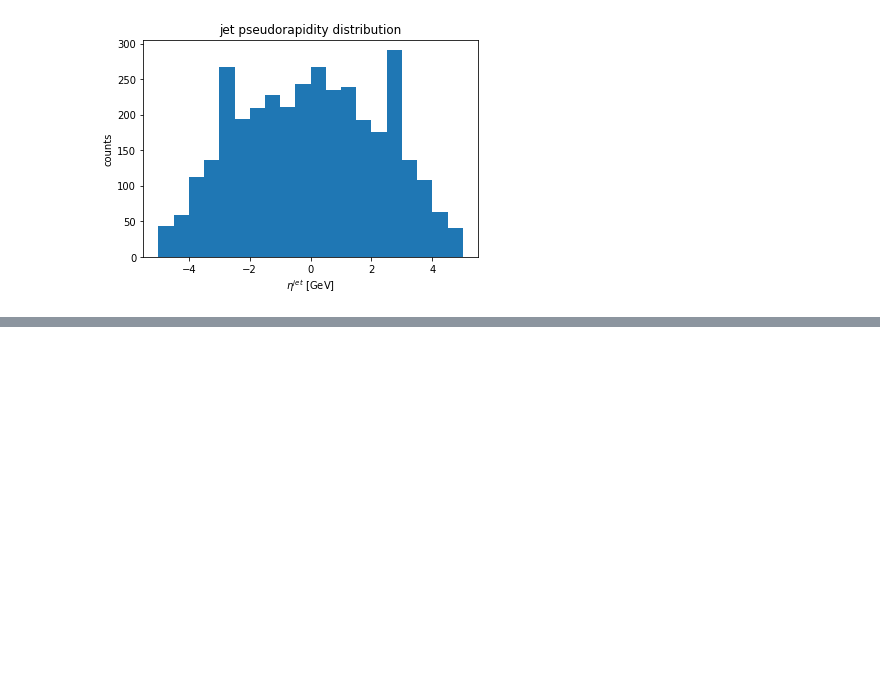
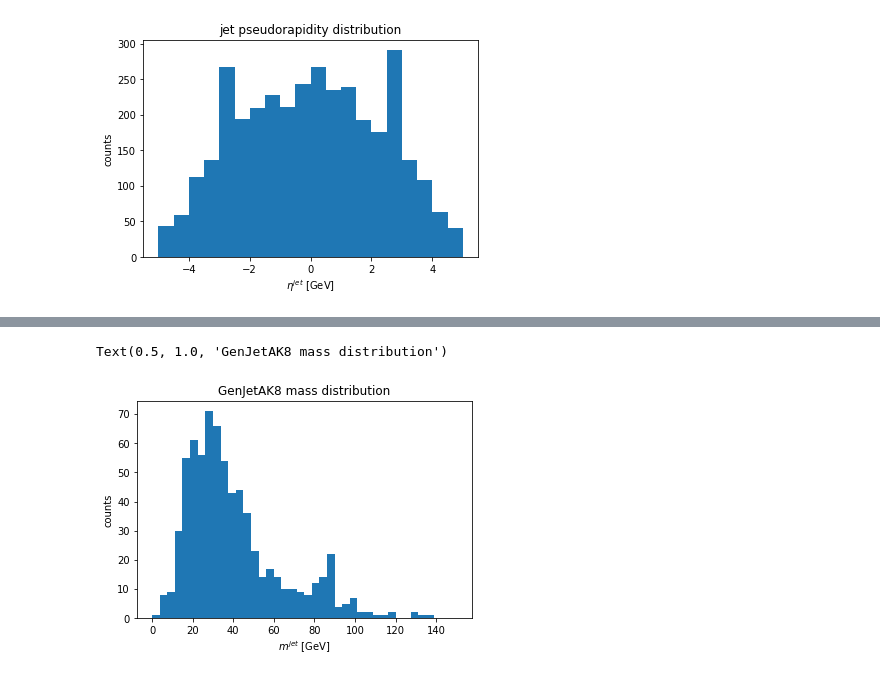
Before and after one commit to rdelliga/coffea, a Jupyter notebook: WPLEPWMHADjj_plot.ipynb, the cells around one changed output, grey strips where cells are left out. Saved outputs shown, nothing was run; the diff lists cells and outputs as text; code cells hidden in the pictures; blank space fills up the shorter version.

Commit message:
Various distributions plotted

```diff
--- a/WPLEPWMHADjj_plot.ipynb
+++ b/WPLEPWMHADjj_plot.ipynb
@@ -120,0 +121,12 @@ Text(0.5, 1.0, 'jet mass distribution')
+# %%
+#Take the GenJetAK8 mass and plot its histogram
+gjm = events.GenJetAK8.mass
+gjm_hist = plt.hist(ak.flatten(gjm), bins=40, range=[0,150], label="$m^{j}$ [GeV]")
+#previous line: you have to flatten the awkward array because its size is ambiguous due to variable-length arrays
+plt.xlabel("$m^{jet}$ [GeV]")
+plt.ylabel("counts")
+plt.title("GenJetAK8 mass distribution")
+#plt.legend()
+# %% [output]
+Text(0.5, 1.0, 'GenJetAK8 mass distribution')
+[figure, added]
```
Also changed, not shown: parts of 3 cells of this notebook.
